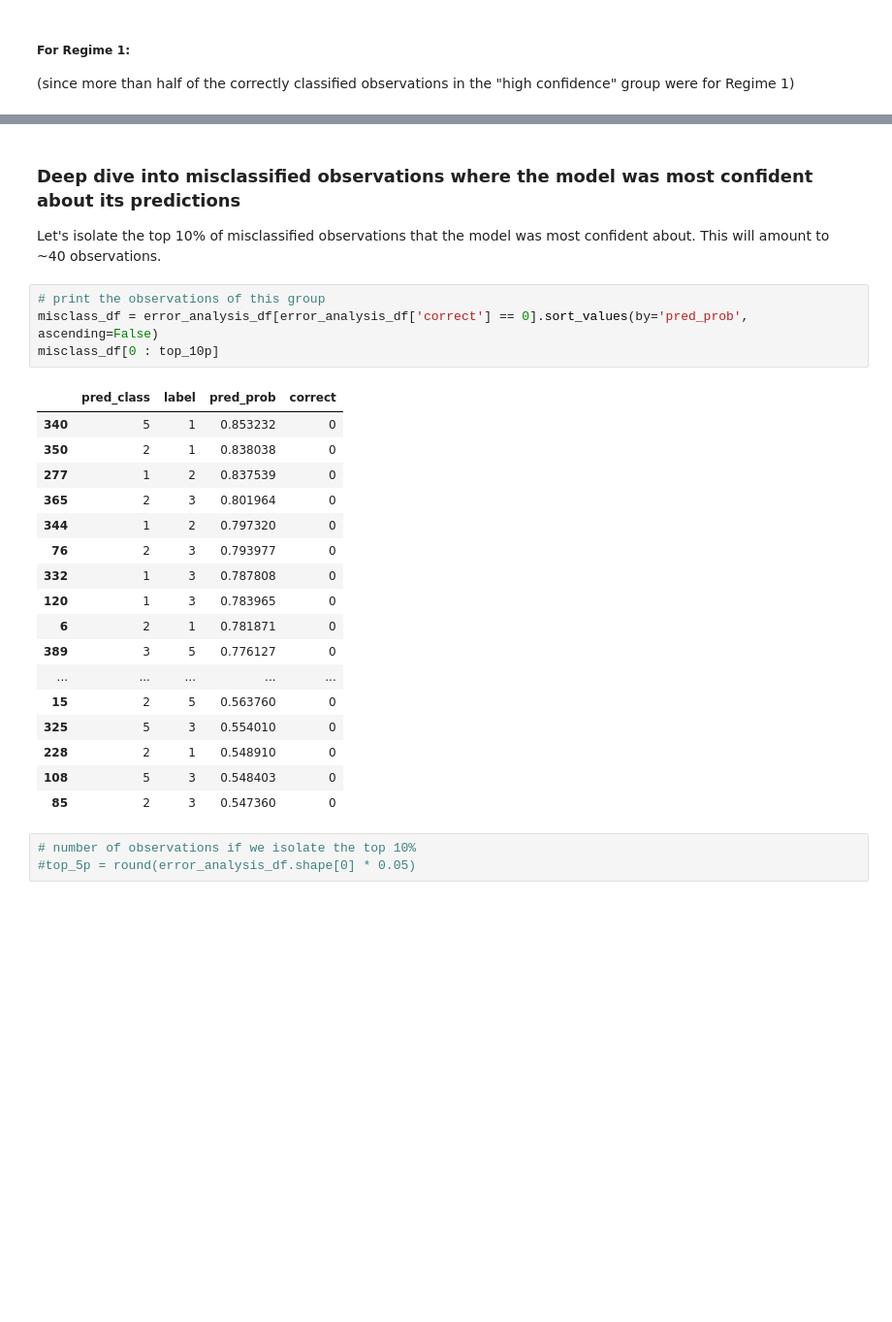
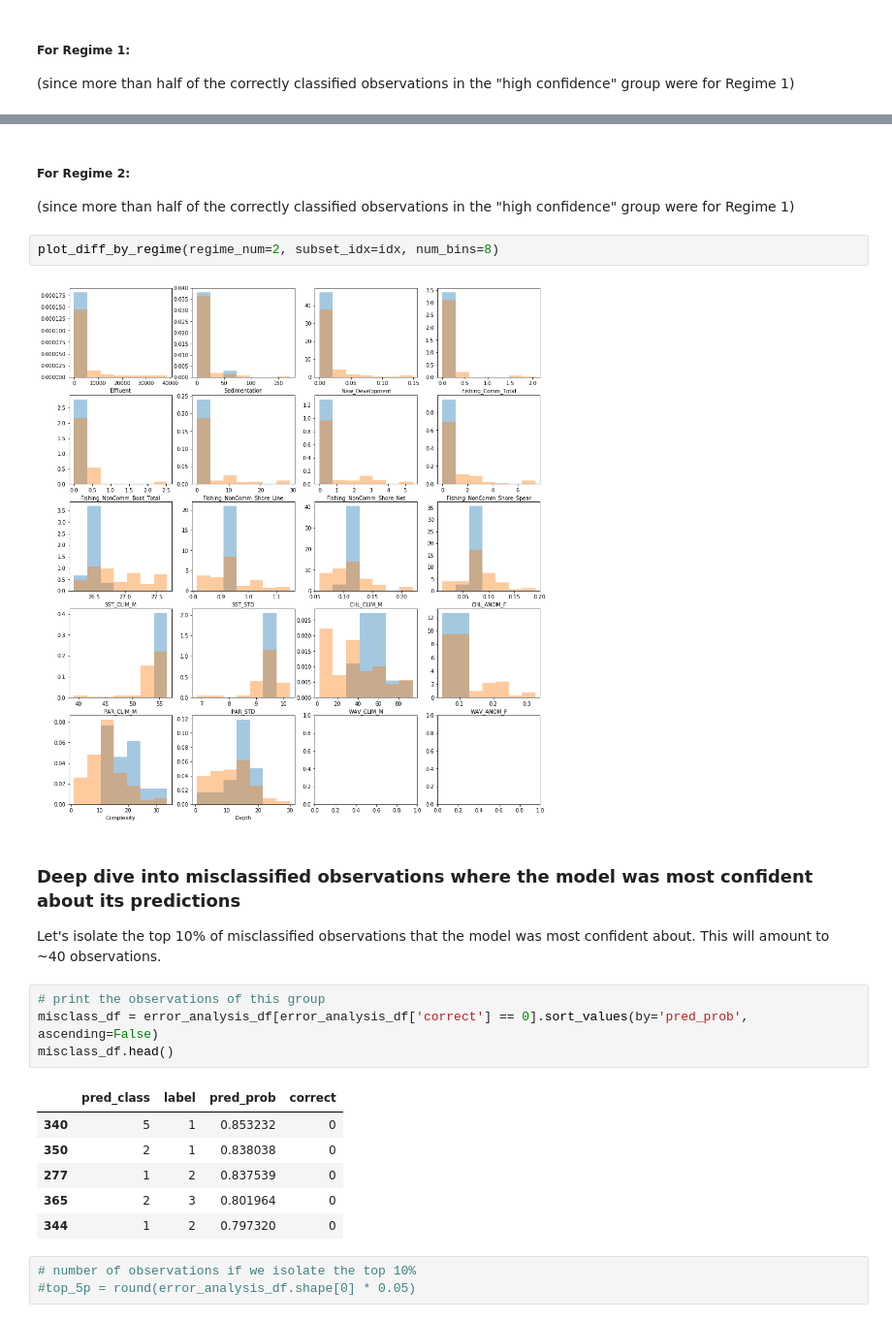
Before and after one commit to salliewalecka/Hawaii_RegimesPredictors, a Jupyter notebook: notebooks/Logistic_Regressions_with_Error_Analysis.ipynb, the cells around one changed output, grey strips where cells are left out. Shown at 97% size. Cells and saved outputs as stored; diff of their text form; blank space fills up the shorter version.

```diff
--- a/notebooks/Logistic_Regressions_with_Error_Analysis.ipynb
+++ b/notebooks/Logistic_Regressions_with_Error_Analysis.ipynb
@@ -397,28 +403,24 @@ for i, col in enumerate(float_cols):
+# %% [markdown]
+##### For Regime 2:
+(since more than half of the correctly classified observations in the "high confidence" group were for Regime 1)
+# %%
+plot_diff_by_regime(regime_num=2, subset_idx=idx, num_bins=8)
+# %% [output]
+[figure, added]
 # %% [markdown]
 ### Deep dive into misclassified observations where the model was most confident about its predictions
 Let's isolate the top 10% of misclassified observations that the model was most confident about. This will amount to ~40 observations.
 # %%
 # print the observations of this group
 misclass_df = error_analysis_df[error_analysis_df['correct'] == 0].sort_values(by='pred_prob', ascending=False)
-misclass_df[0 : top_10p]
+misclass_df.head()
 # %% [output]
 |  | pred_class | label | pred_prob | correct |
 | 340 | 5 | 1 | 0.853232 | 0 |
 | 350 | 2 | 1 | 0.838038 | 0 |
 | 277 | 1 | 2 | 0.837539 | 0 |
 | 365 | 2 | 3 | 0.801964 | 0 |
 | 344 | 1 | 2 | 0.797320 | 0 |
-| 76 | 2 | 3 | 0.793977 | 0 |
-| 332 | 1 | 3 | 0.787808 | 0 |
-| 120 | 1 | 3 | 0.783965 | 0 |
-| 6 | 2 | 1 | 0.781871 | 0 |
-| 389 | 3 | 5 | 0.776127 | 0 |
-| ... | ... | ... | ... | ... |
-| 15 | 2 | 5 | 0.563760 | 0 |
-| 325 | 5 | 3 | 0.554010 | 0 |
-| 228 | 2 | 1 | 0.548910 | 0 |
-| 108 | 5 | 3 | 0.548403 | 0 |
-| 85 | 2 | 3 | 0.547360 | 0 |
 # %%
 # number of observations if we isolate the top 10%
 #top_5p = round(error_analysis_df.shape[0] * 0.05)
```
Also changed, not shown: parts of 18 cells of this notebook.
